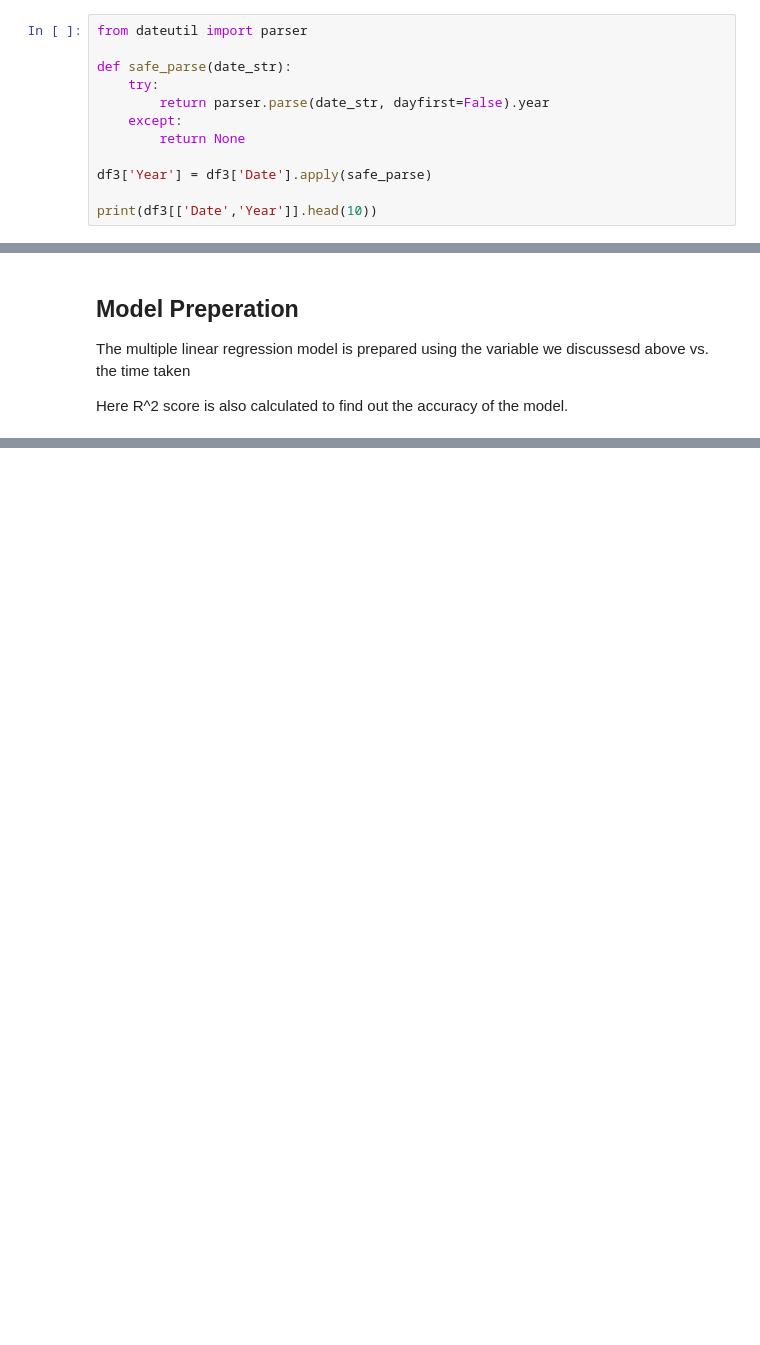
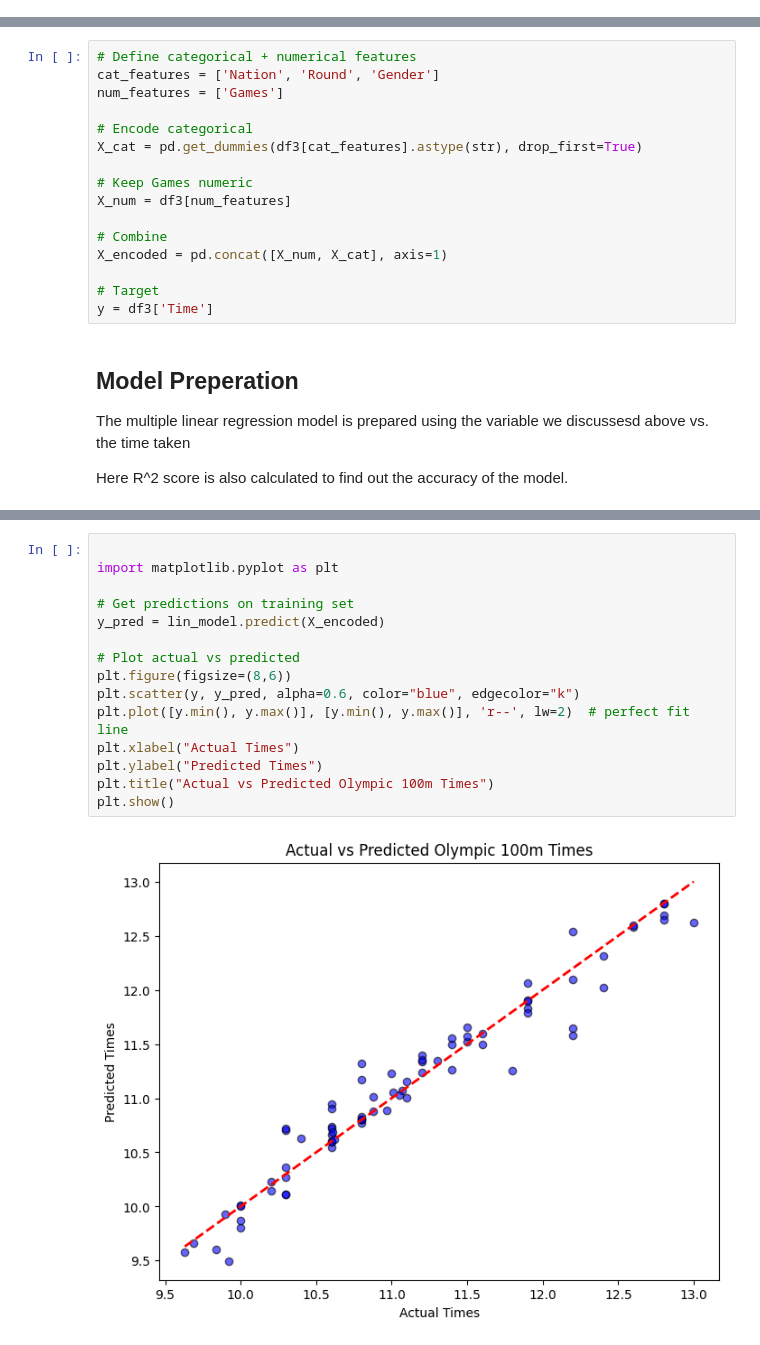
Before and after one commit to blackloop03/Lab0_RoshanAdhikari_CPSMA-3933, a Jupyter notebook: Project_Assignments/RegressionAssignment.ipynb, the cells around one changed output, grey strips where cells are left out. Drawn from its saved outputs; the diff is of its cells as text; blank space fills up the shorter version.

```diff
--- a/Project_Assignments/RegressionAssignment.ipynb
+++ b/Project_Assignments/RegressionAssignment.ipynb
@@ -233,15 +233,3 @@ Here feature engineering has also been done to select only the relevant features
 
 The feature engineering is done on hit and trial basis and common sense. It would have been better If I had used Co - relation matrix for this.
 But the useful features are in the categrorial values so, it was not done.
-# %%
-from dateutil import parser
-
-def safe_parse(date_str):
-    try:
-        return parser.parse(date_str, dayfirst=False).year
-    except:
-        return None
-
-df3['Year'] = df3['Date'].apply(safe_parse)
-
-print(df3[['Date','Year']].head(10))
@@ -275,3 +254,19 @@ y = df3['Time']
+# %%
+# Define categorical + numerical features
+cat_features = ['Nation', 'Round', 'Gender']
+num_features = ['Games']
+
+# Encode categorical
+X_cat = pd.get_dummies(df3[cat_features].astype(str), drop_first=True)
+
+# Keep Games numeric
+X_num = df3[num_features]
+
+# Combine
+X_encoded = pd.concat([X_num, X_cat], axis=1)
+
+# Target
+y = df3['Time']
 # %% [markdown]
 ## Model Preperation
 
@@ -306,0 +315,17 @@ Predicted Time for USA Men Final 2024: 11.873031745801704
+# %%
+
+import matplotlib.pyplot as plt
+
+# Get predictions on training set
+y_pred = lin_model.predict(X_encoded)
+
+# Plot actual vs predicted
+plt.figure(figsize=(8,6))
+plt.scatter(y, y_pred, alpha=0.6, color="blue", edgecolor="k")
+plt.plot([y.min(), y.max()], [y.min(), y.max()], 'r--', lw=2)  # perfect fit line
+plt.xlabel("Actual Times")
+plt.ylabel("Predicted Times")
+plt.title("Actual vs Predicted Olympic 100m Times")
+plt.show()
+# %% [output]
+[figure, added]
```
Also changed, not shown: parts of 9 cells of this notebook.
